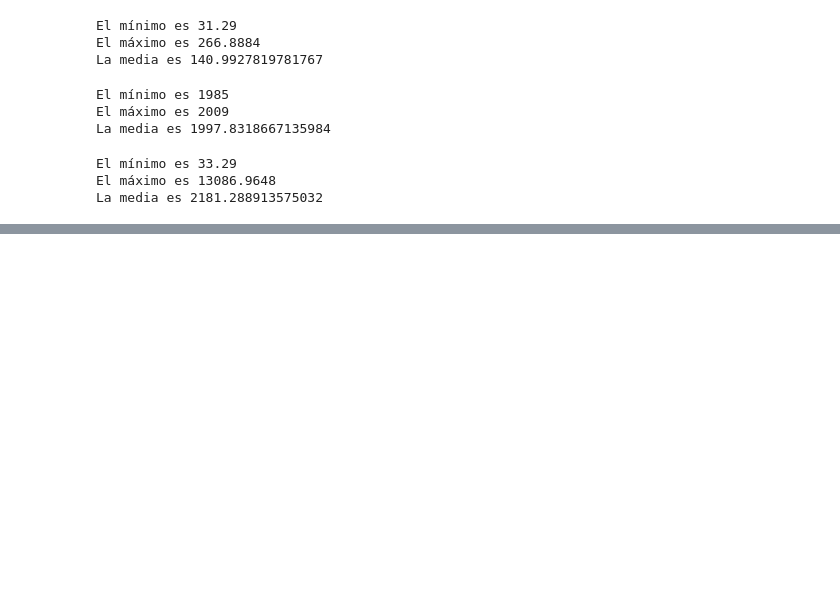
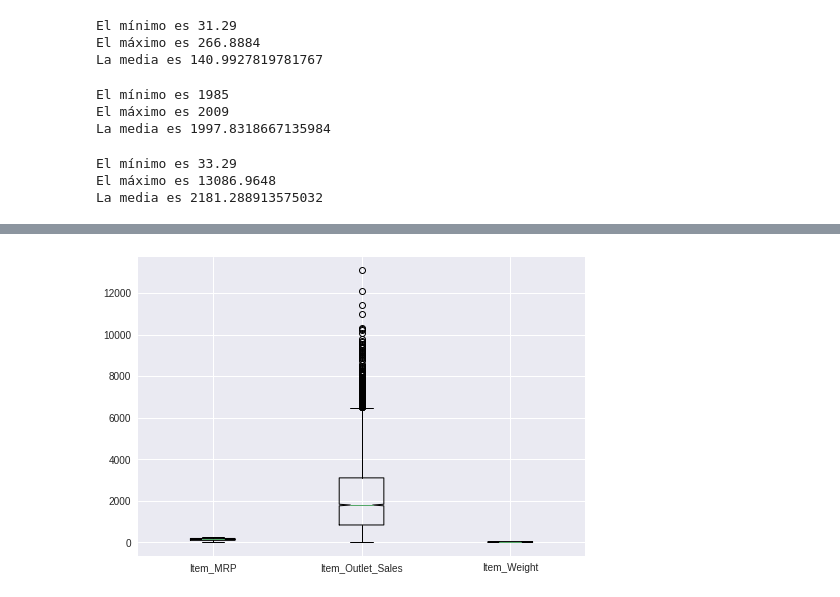
Before and after one commit to carlos-jaramillo/sales_forecast, a Jupyter notebook: sales_forecast.ipynb, the cells around one changed output, grey strips where cells are left out. Saved outputs shown, nothing was run; the diff lists cells and outputs as text; code cells hidden in the pictures; blank space fills up the shorter version.

```diff
--- a/sales_forecast.ipynb
+++ b/sales_forecast.ipynb
@@ -234,0 +274,11 @@ La media es 2181.288913575032
+# %%
+#boxplot diversity stadistics
+MRP = df['Item_MRP']
+ventas = df['Item_Outlet_Sales']
+peso = df["Item_Weight"]
+
+fig, axes = plt.subplots(nrows = 1, ncols = 1)
+axes.boxplot([MRP,ventas,peso], notch = True, labels=['Item_MRP', 'Item_Outlet_Sales', "Item_Weight"]);
+plt.show()
+# %% [output]
+[figure, added]
```
Also changed, not shown: parts of 40 cells of this notebook.
